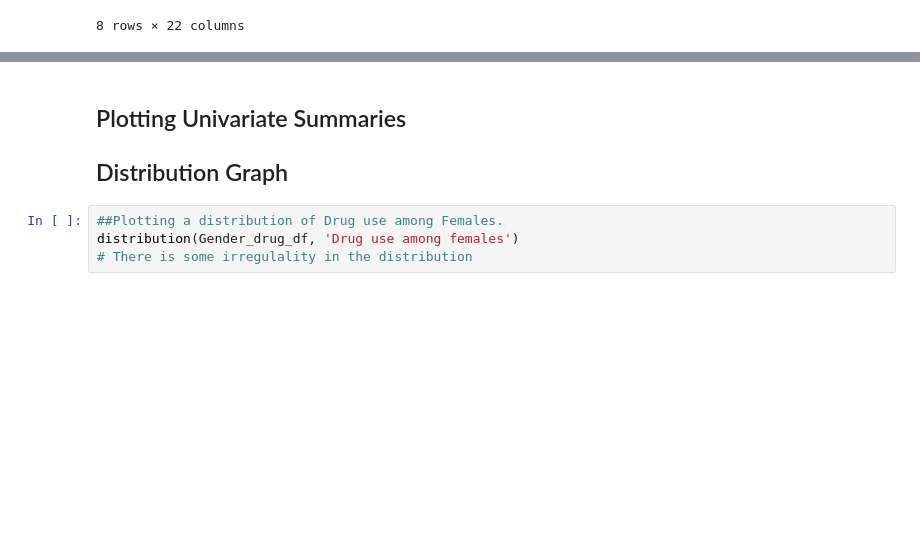
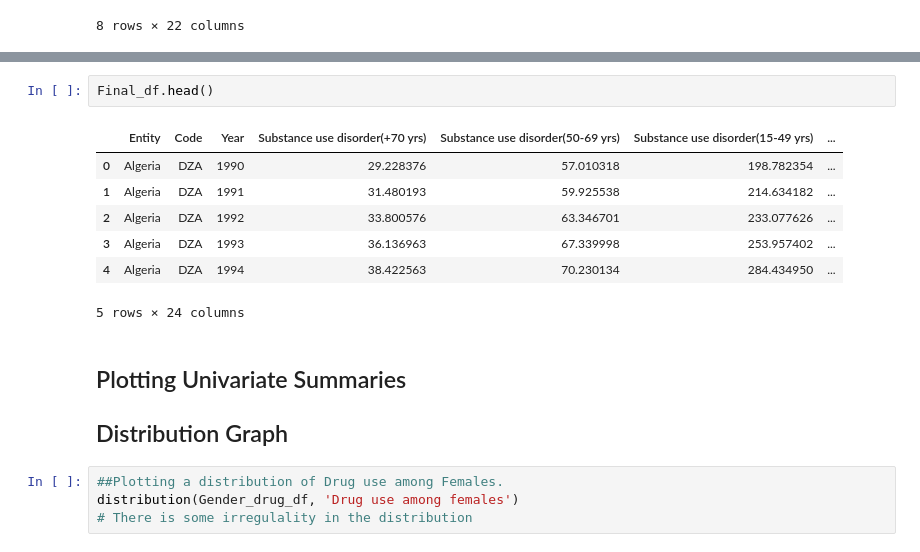
Before and after one commit to CHRISTINEMUTHEE/DrugAbuseAnalysis, a Jupyter notebook: Cleaning.ipynb, the cells around one changed output, grey strips where cells are left out. Cells and saved outputs as stored; diff of their text form; blank space fills up the shorter version.

```diff
--- a/Cleaning.ipynb
+++ b/Cleaning.ipynb
@@ -229,3 +254,13 @@ Final_df.describe()
+# %%
+Final_df.head()
+# %% [output]
+|  | Entity | Code | Year | Substance use disorder(+70 yrs) | Substance use disorder(50-69 yrs) | Substance use disorder(15-49 yrs) | ... |
+| 0 | Algeria | DZA | 1990 | 29.228376 | 57.010318 | 198.782354 | ... |
+| 1 | Algeria | DZA | 1991 | 31.480193 | 59.925538 | 214.634182 | ... |
+| 2 | Algeria | DZA | 1992 | 33.800576 | 63.346701 | 233.077626 | ... |
+| 3 | Algeria | DZA | 1993 | 36.136963 | 67.339998 | 253.957402 | ... |
+| 4 | Algeria | DZA | 1994 | 38.422563 | 70.230134 | 284.434950 | ... |
+5 rows × 24 columns
 # %% [markdown]
 ## Plotting Univariate Summaries
 ## Distribution Graph
```
Also changed, not shown: parts of 13 cells of this notebook.
